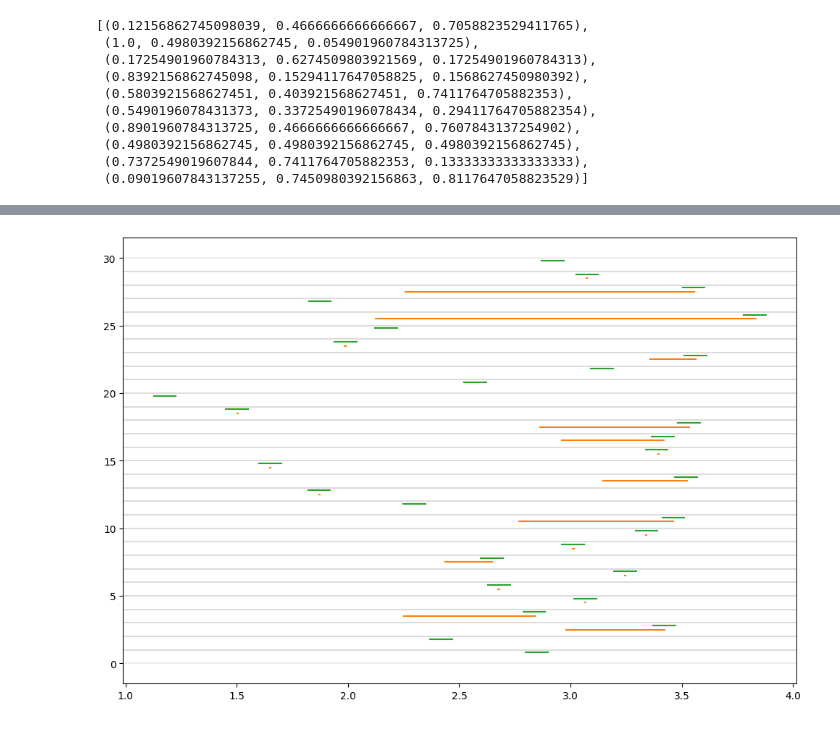
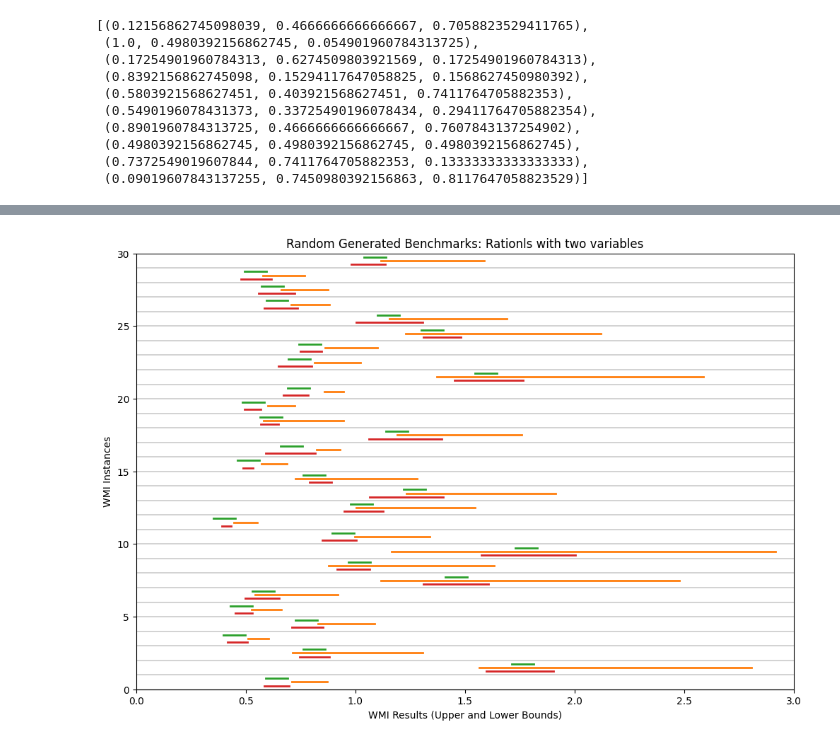
Before and after one commit to destrat18/wmi-pa-w-volappx, a Jupyter notebook: plot.ipynb, the cells around one changed output, grey strips where cells are left out. Cells and saved outputs as stored; diff of their text form; code cells hidden in the pictures.

```diff
--- a/plot.ipynb
+++ b/plot.ipynb
@@ -5,10 +5,10 @@ from matplotlib.colors import ListedColormap
 from ast import literal_eval
 import seaborn as sns
 # %%
-# RESULT_PATH = "final_results/result_rational_2_1736932231.csv"
+RESULT_PATH = "final_results/result_rational_2_1736932231.csv"
 # RESULT_PATH = "final_results/result_rational_1736690910.csv"
 # RESULT_PATH = "final_results/result_sqrt_1736690918.csv"
-RESULT_PATH = "final_results/result_manual_1736847721.csv"
+# RESULT_PATH = "final_results/result_manual_1736847721.csv"
 colors = sns.color_palette()
 colors
 # %% [output]
@@ -35,28 +35,49 @@ df.head()
 # %%
 plt.figure(figsize=(12,8))
 
+# n_tools = 3
+# example_margin = 0.1
+linewidth = 2
+# tool_margin = (1-2*example_margin-n_tools*(linewidth/15))/3
+# print(tool_margin)
+
+
+# 15 ->0-1
+y_pos = {
+    0: 0.25,
+    1: 0.5,
+    2: 0.75
+}
+# for i in range(n_tools):
+#     y_pos[i] = tool_margin*i+example_margin +(linewidth/15)
+#     print(y_pos[i])
+
+# Put example lines
+for i, res in enumerate(df['output_faza'].apply(literal_eval)):
+    plt.axhline(y=i, color='black', linestyle='-', linewidth=0.25)
 
 for i, res in enumerate(df['output_faza'].apply(literal_eval)):
-    plt.axhline(y=i, color='black', linestyle='-', linewidth=0.1)
-    plt.axhline(y=i+1, color='black', linestyle='-', linewidth=0.1)
-
-    plt.plot((res[0], res[1]), (i+0.8, i+0.8), color=colors[2])
+    plt.plot((res[0], res[1]), (i+y_pos[2], i+y_pos[2]), color=colors[2], linewidth=linewidth)
 
 for i, res in enumerate(df['output_gubpi']):
     try:
         res = literal_eval(res)
-        plt.plot((res[0], res[1]), (i+0.5, i+0.5), color=colors[1])
+        plt.plot((res[0], res[1]), (i+y_pos[1], i+y_pos[1]), color=colors[1], linewidth=linewidth)
     except:
         pass
 
 for i, res in enumerate(df['output_volesti']):
     try:
         res = literal_eval(res)
-        plt.plot((res[0], res[1]), (i+0.2, i+0.2), color=colors[3])
+        plt.plot((res[0], res[1]), (i+y_pos[0], i+y_pos[0]), color=colors[3], linewidth=linewidth)
     except:
         pass
 
-# plt.xlim(0,1)
+plt.ylim((0,30))
+plt.xlim((0,3))
+plt.xlabel('WMI Results (Upper and Lower Bounds)')
+plt.ylabel('WMI Instances')
+plt.title('Random Generated Benchmarks: Rationls with two variables')
 plt.show()
 # %% [output]
-[figure, old version]
+[figure, new version]
```
Also changed, not shown: parts of 1 cell of this notebook.
